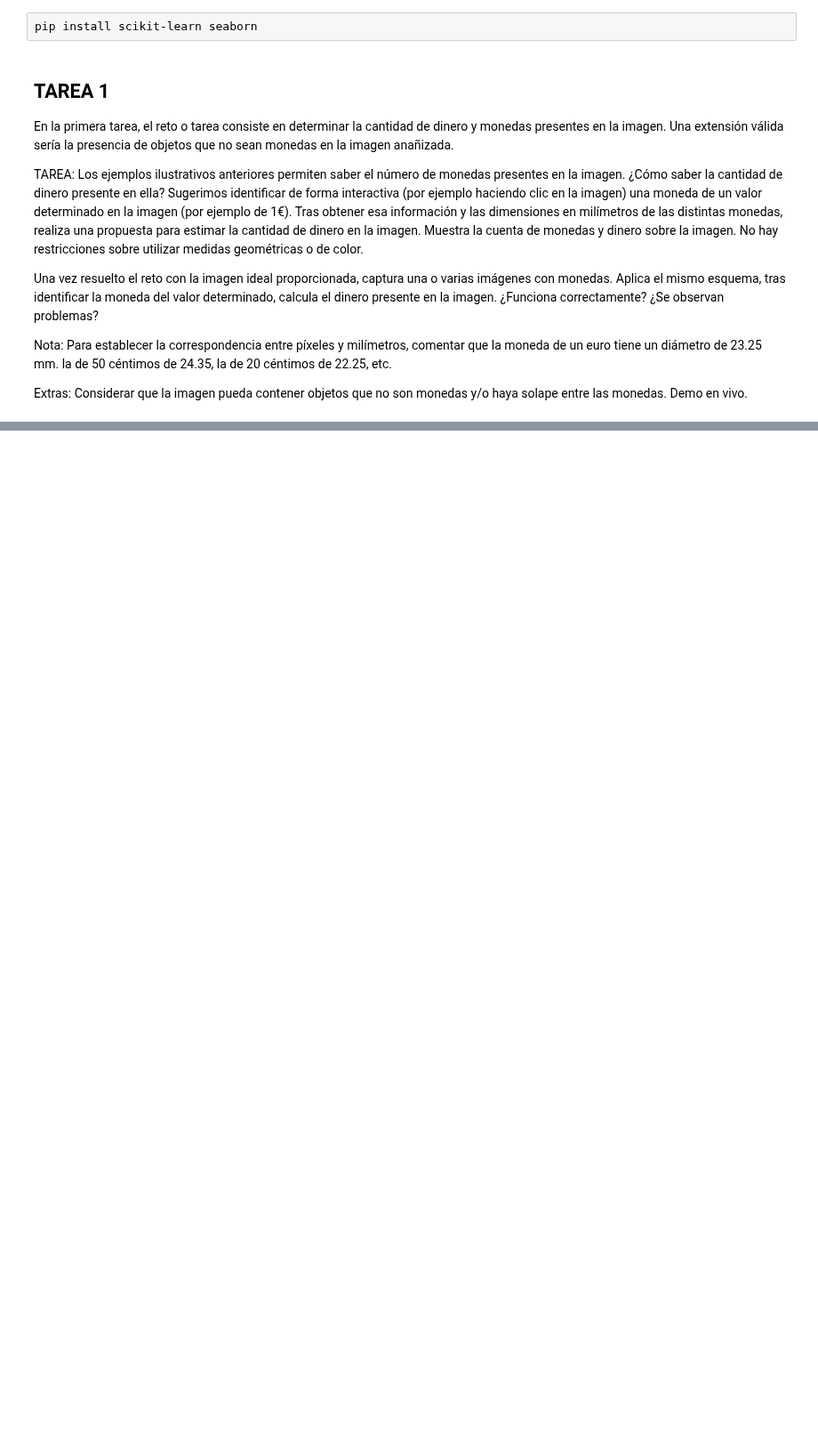
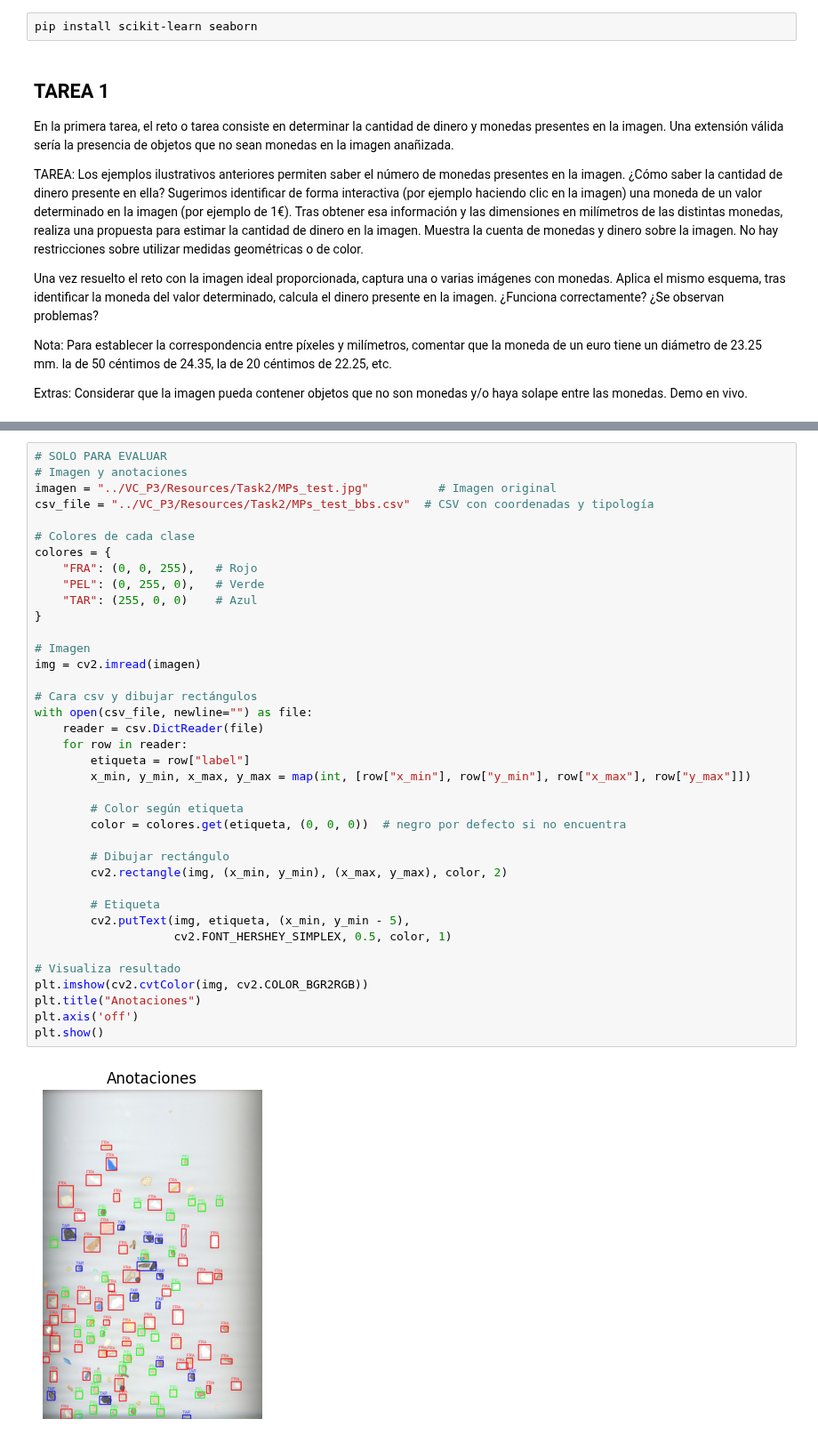
Before and after one commit to ivanperezdiaz829/Computer_Vision, a Jupyter notebook: VC_P3/Exercises_P3.ipynb, the cells around one changed output, grey strips where cells are left out. Shown at 89% size. Saved outputs shown, nothing was run; the diff lists cells and outputs as text; blank space fills up the shorter version.

```diff
--- a/VC_P3/Exercises_P3.ipynb
+++ b/VC_P3/Exercises_P3.ipynb
@@ -39,0 +89,40 @@ En relación a la segmentación de las partículas, una probable primera observa
+# %%
+# SOLO PARA EVALUAR
+# Imagen y anotaciones
+imagen = "../VC_P3/Resources/Task2/MPs_test.jpg"          # Imagen original
+csv_file = "../VC_P3/Resources/Task2/MPs_test_bbs.csv"  # CSV con coordenadas y tipología
+
+# Colores de cada clase
+colores = {
+    "FRA": (0, 0, 255),   # Rojo
+    "PEL": (0, 255, 0),   # Verde
+    "TAR": (255, 0, 0)    # Azul
+}
+
+# Imagen
+img = cv2.imread(imagen)
+
+# Cara csv y dibujar rectángulos
+with open(csv_file, newline="") as file:
+    reader = csv.DictReader(file)
+    for row in reader:
+        etiqueta = row["label"]
+        x_min, y_min, x_max, y_max = map(int, [row["x_min"], row["y_min"], row["x_max"], row["y_max"]])
+
+        # Color según etiqueta
+        color = colores.get(etiqueta, (0, 0, 0))  # negro por defecto si no encuentra
+
+        # Dibujar rectángulo
+        cv2.rectangle(img, (x_min, y_min), (x_max, y_max), color, 2)
+
+        # Etiqueta
+        cv2.putText(img, etiqueta, (x_min, y_min - 5),
+                    cv2.FONT_HERSHEY_SIMPLEX, 0.5, color, 1)
+
+# Visualiza resultado
+plt.imshow(cv2.cvtColor(img, cv2.COLOR_BGR2RGB))
+plt.title("Anotaciones")
+plt.axis('off')
+plt.show()
+# %% [output]
+[figure, added]
```
Also changed, not shown: parts of 5 cells of this notebook, 8 other files.
